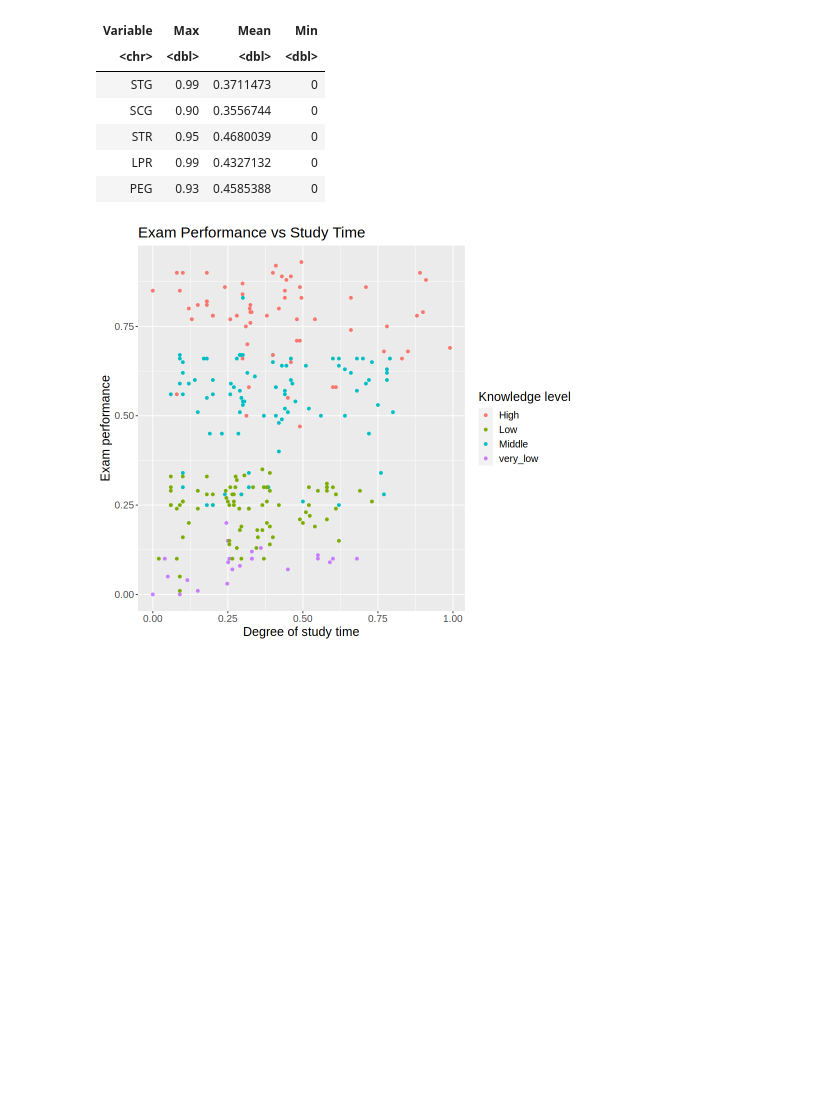
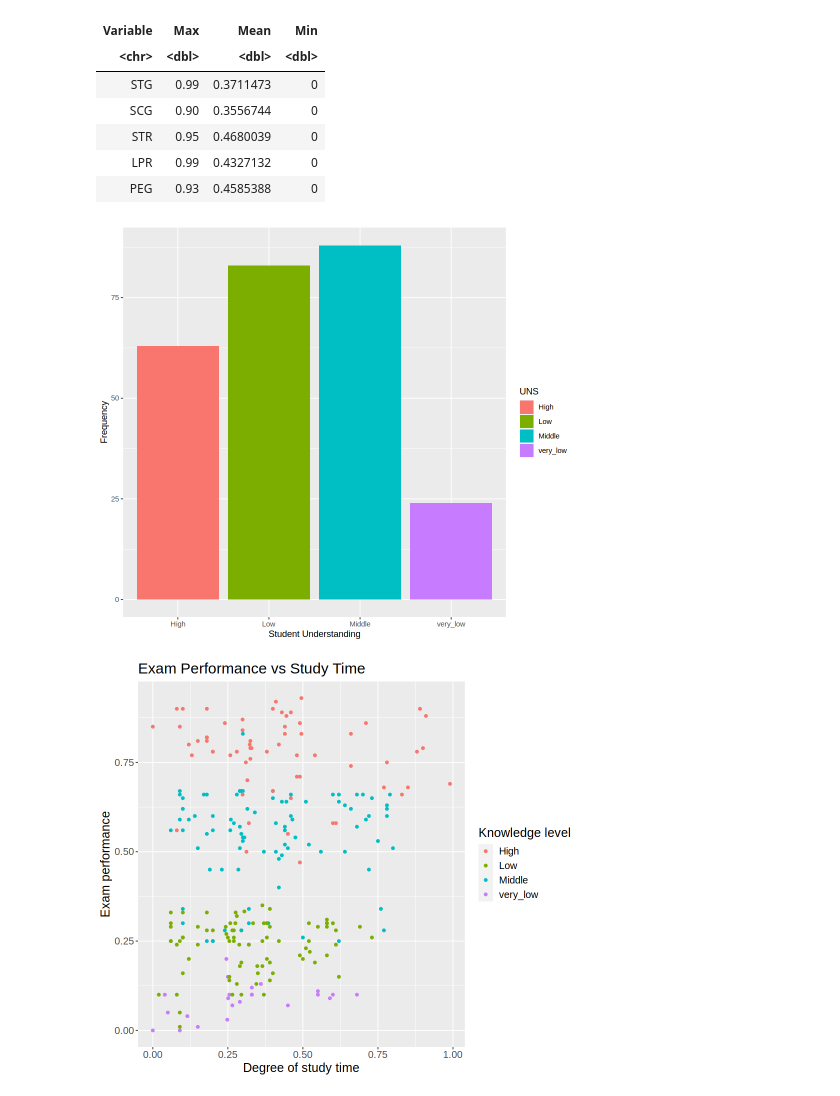
Before and after one commit to HeisSteve/-Students-Knowledge-Status-Classification-modeling-, a Jupyter notebook: Group_Project_Proposal.ipynb, the cells around one changed output. Cells and saved outputs as stored; diff of their text form; code cells hidden in the pictures; blank space fills up the shorter version.

Commit message:
bar graph of the counts

```diff
--- a/Group_Project_Proposal.ipynb
+++ b/Group_Project_Proposal.ipynb
@@ -108,6 +108,14 @@ A tibble: 5 × 4
 | STR | 0.95 | 0.4680039 | 0 |
 | LPR | 0.99 | 0.4327132 | 0 |
 | PEG | 0.93 | 0.4585388 | 0 |
+# %%
+UNS_count_plot <- ggplot(data_training_summary, aes(x = UNS, y = count, fill = UNS)) +
+    geom_bar(stat = "identity") +
+    xlab("Student Understanding") +
+    ylab("Frequency")
+UNS_count_plot
+# %% [output]
+[figure, added]
 # %%
 options(repr.plot.height = 7, repr.plot.width = 8)
 
```
